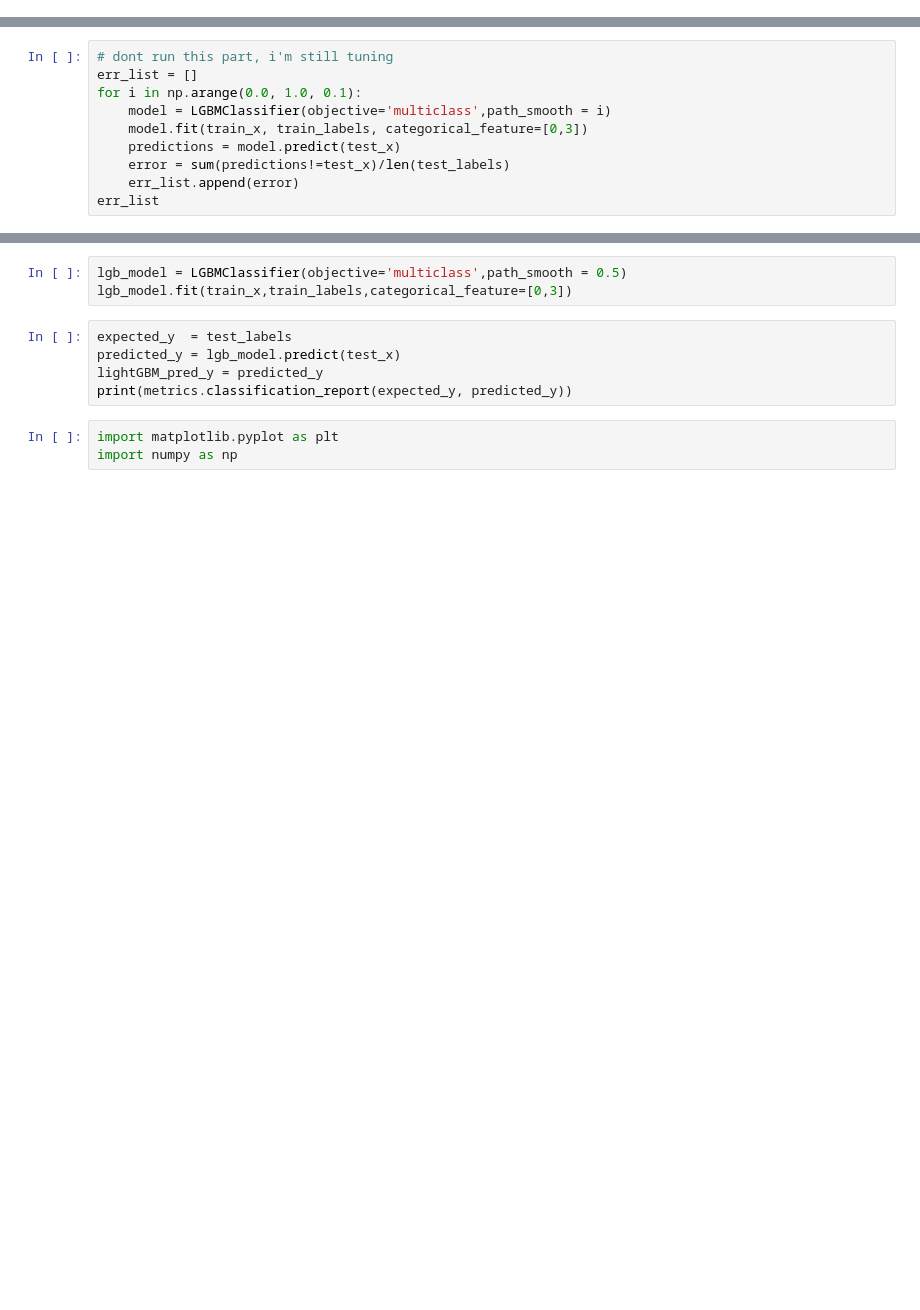
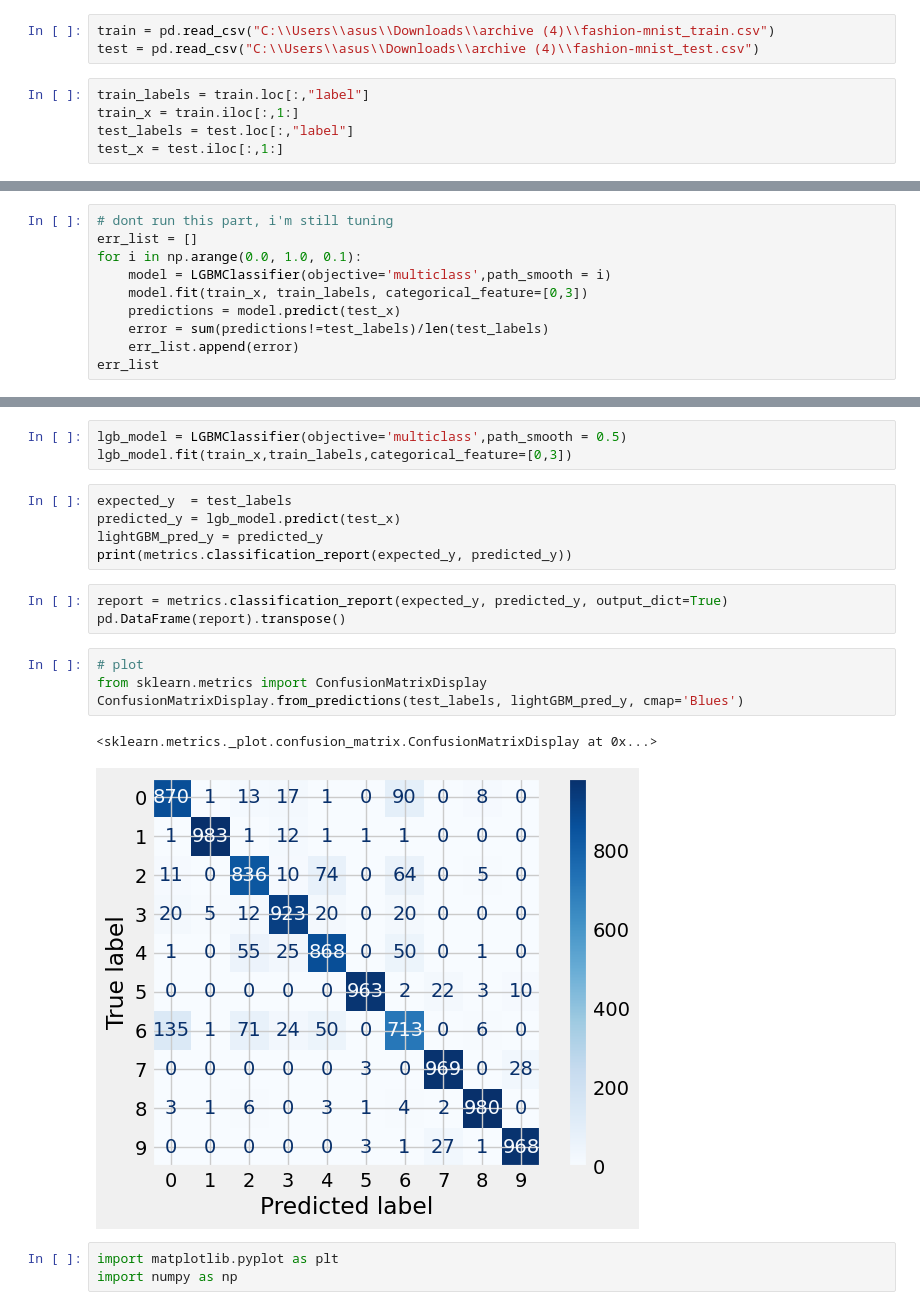
Before and after one commit to kexinz8/fashionMNIST, a Jupyter notebook: stat542_proj_no_preprocess.ipynb, the cells around one changed output, grey strips where cells are left out. Drawn from its saved outputs; the diff is of its cells as text; blank space fills up the shorter version.

```diff
--- a/stat542_proj_no_preprocess.ipynb
+++ b/stat542_proj_no_preprocess.ipynb
@@ -21,3 +13,11 @@ test_x = test_data.reshape(test_data.shape[0], -1).astype('float32')
+# %%
+train = pd.read_csv("C:\\Users\\asus\\Downloads\\archive (4)\\fashion-mnist_train.csv")
+test = pd.read_csv("C:\\Users\\asus\\Downloads\\archive (4)\\fashion-mnist_test.csv")
+# %%
+train_labels = train.loc[:,"label"]
+train_x = train.iloc[:,1:]
+test_labels = test.loc[:,"label"]
+test_x = test.iloc[:,1:]
 # %% [markdown]
 # Multiclassification
 ## LightGBM
@@ -30,7 +30,7 @@ for i in np.arange(0.0, 1.0, 0.1):
     model = LGBMClassifier(objective='multiclass',path_smooth = i)
     model.fit(train_x, train_labels, categorical_feature=[0,3])
     predictions = model.predict(test_x)
-    error = sum(predictions!=test_x)/len(test_labels)
+    error = sum(predictions!=test_labels)/len(test_labels)
     err_list.append(error)
 err_list
 # %% [output]
@@ -45,6 +43,16 @@ expected_y  = test_labels
 predicted_y = lgb_model.predict(test_x)
 lightGBM_pred_y = predicted_y
 print(metrics.classification_report(expected_y, predicted_y))
+# %%
+report = metrics.classification_report(expected_y, predicted_y, output_dict=True)
+pd.DataFrame(report).transpose()
+# %%
+# plot
+from sklearn.metrics import ConfusionMatrixDisplay
+ConfusionMatrixDisplay.from_predictions(test_labels, lightGBM_pred_y, cmap='Blues')
+# %% [output]
+<sklearn.metrics._plot.confusion_matrix.ConfusionMatrixDisplay at 0x...>
+[figure, added]
 # %%
 import matplotlib.pyplot as plt
 import numpy as np
```
Also changed, not shown: parts of 15 cells of this notebook.
